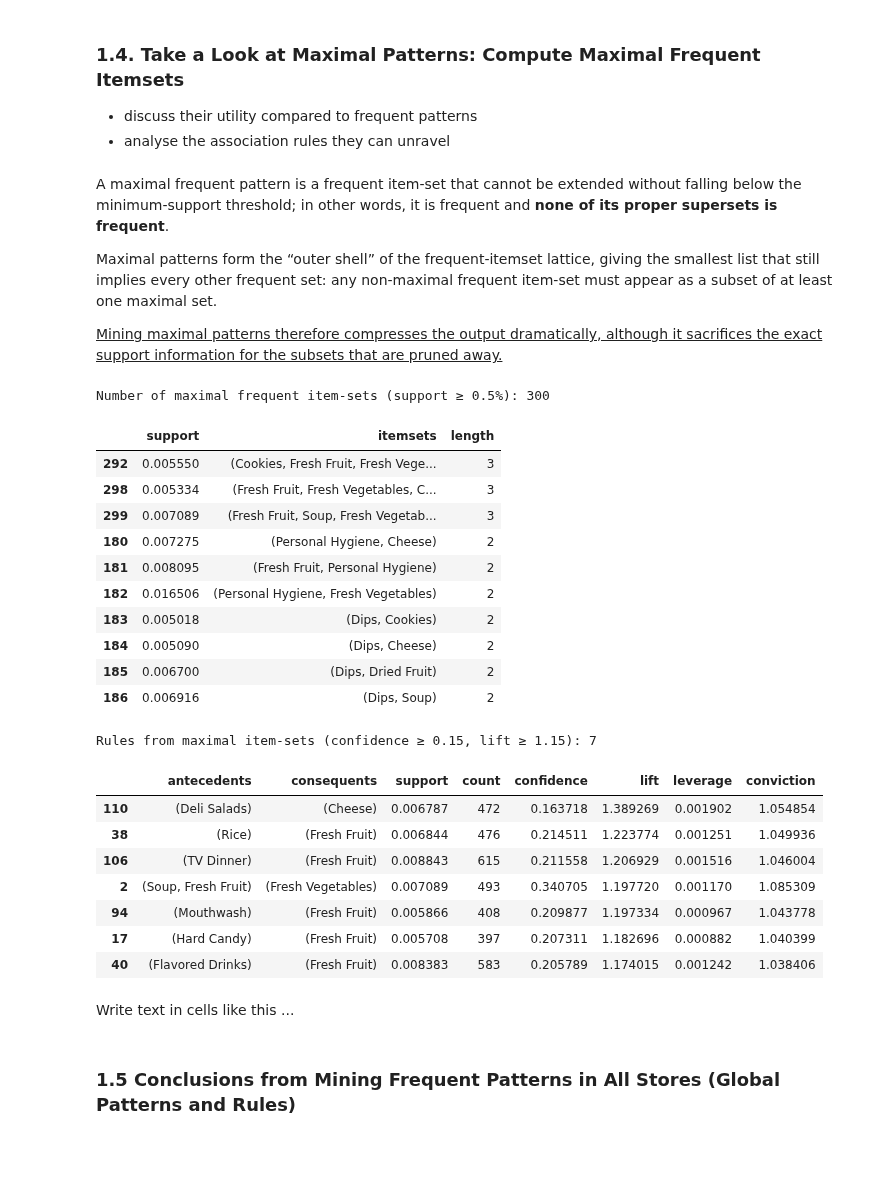
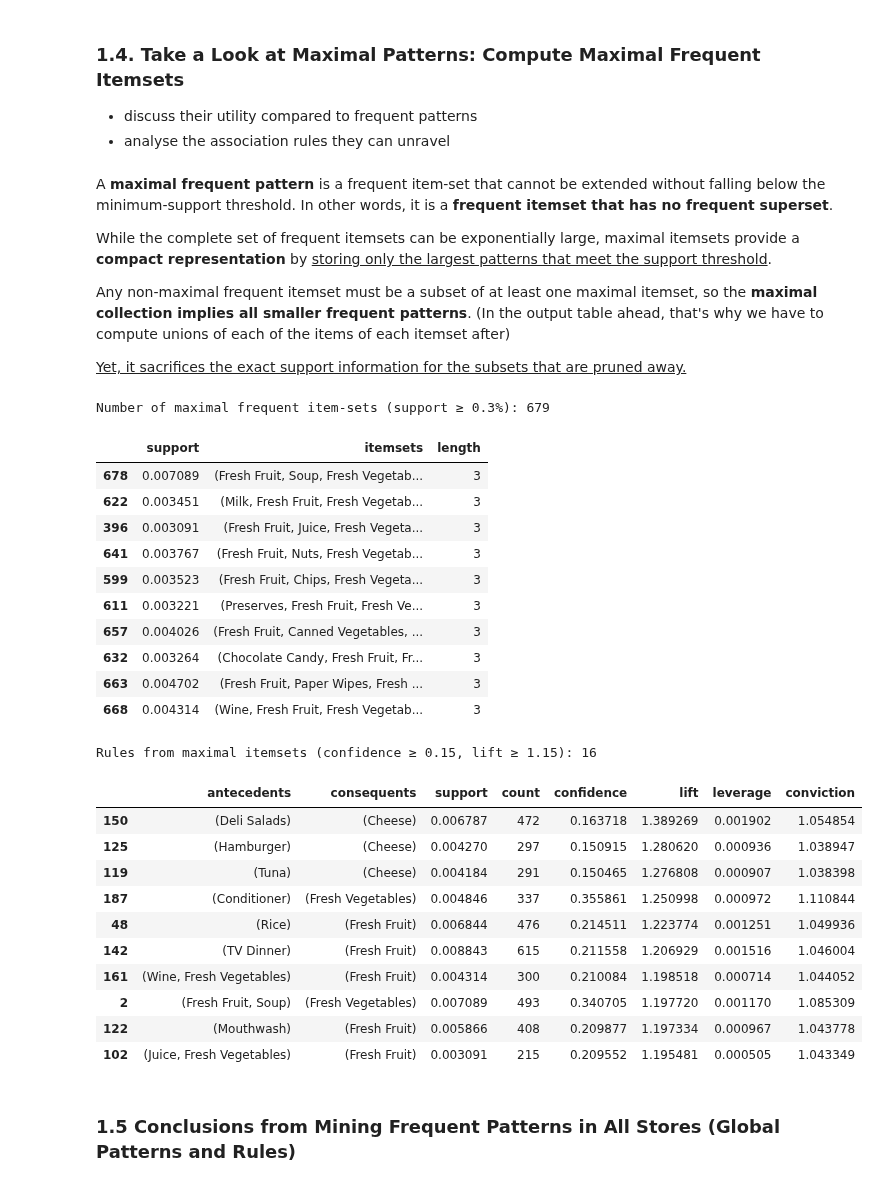
Before and after one commit to ijustsnapped/DataMine_PI, a Jupyter notebook: PD_202425_Project1/PD_202425_Project.ipynb, the cells around one changed output. Saved outputs shown, nothing was run; the diff lists cells and outputs as text; code cells hidden in the pictures; blank space fills up the shorter version.

Commit message:
fix maximal

```diff
--- a/PD_202425_Project1/PD_202425_Project.ipynb
+++ b/PD_202425_Project1/PD_202425_Project.ipynb
@@ -1635,14 +1685,16 @@ Like previously stated segmenting the data by **store type** is likely the only
 - discuss their utility compared to frequent patterns
 - analyse the association rules they can unravel
 # %% [markdown]
-A maximal frequent pattern is a frequent item‑set that cannot be extended without falling below the minimum‑support threshold; in other words, it is frequent and **none of its proper supersets is frequent**.
+A **maximal frequent pattern** is a frequent item‑set that cannot be extended without falling below the minimum‑support threshold. In other words, it is a **frequent itemset that has no frequent superset**.
 
-Maximal patterns form the “outer shell” of the frequent‑itemset lattice, giving the smallest list that still implies every other frequent set: any non‑maximal frequent item‑set must appear as a subset of at least one maximal set.
+While the complete set of frequent itemsets can be exponentially large, maximal itemsets provide a **compact representation** by <ins>storing only the largest patterns that meet the support threshold</ins>.
 
-<ins>Mining maximal patterns therefore compresses the output dramatically, although it sacrifices the exact support information for the subsets that are pruned away.</ins>
+Any non-maximal frequent itemset must be a subset of at least one maximal itemset, so the **maximal collection implies all smaller frequent patterns**. (In the output table ahead, that's why we have to compute unions of each of the items of each itemset after)
+
+<ins>Yet, it sacrifices the exact support information for the subsets that are pruned away.</ins>
 # %%
 #  Mine maximal frequent item‑sets at 0.5 % support
-S_min = 0.005
+S_min = 0.003
 max_itemsets = fpmax(binary_foodmart, min_support=S_min, use_colnames=True)
 max_itemsets["length"] = max_itemsets["itemsets"].apply(len)
 
@@ -1663,55 +1715,56 @@ all_rules = association_rules(freq_items,
                               metric="confidence",
                               min_threshold=min_conf)
 
 # compute the union of antecedents+consequents row‑wise
 all_rules["union"] = all_rules.apply(
     lambda row: row["antecedents"] | row["consequents"],
     axis=1
 )
 
 # keep rules whose union is contained in any maximal pattern
 def is_in_maximal(union_set):
     return any(union_set.issubset(m) for m in max_itemsets["itemsets"])
 
 rules_max = all_rules[all_rules["union"].apply(is_in_maximal)].copy()
 
 # filter on lift and add absolute counts
 rules_max = rules_max[rules_max["lift"] >= min_lift]
 rules_max["count"] = (rules_max["support"] * len(binary_foodmart)).astype(int)
 rules_max = rules_max.sort_values(["lift", "confidence"], ascending=False)
 
-print(f"\nRules from maximal item‑sets (confidence ≥ {min_conf:.2f}, "
+print(f"\nRules from maximal itemsets (confidence ≥ {min_conf:.2f}, "
       f"lift ≥ {min_lift:.2f}): {len(rules_max)}")
 display(rules_max[[
     "antecedents", "consequents",
     "support",     "count",
     "confidence",  "lift",
     "leverage",    "conviction"
 ]].head(10))
 # %% [output]
-Number of maximal frequent item‑sets (support ≥ 0.5%): 300
+Number of maximal frequent item‑sets (support ≥ 0.3%): 679
 |  | support | itemsets | length |
-| 292 | 0.005550 | (Cookies, Fresh Fruit, Fresh Vege... | 3 |
-| 298 | 0.005334 | (Fresh Fruit, Fresh Vegetables, C... | 3 |
-| 299 | 0.007089 | (Fresh Fruit, Soup, Fresh Vegetab... | 3 |
-| 180 | 0.007275 | (Personal Hygiene, Cheese) | 2 |
-| 181 | 0.008095 | (Fresh Fruit, Personal Hygiene) | 2 |
-| 182 | 0.016506 | (Personal Hygiene, Fresh Vegetables) | 2 |
-| 183 | 0.005018 | (Dips, Cookies) | 2 |
-| 184 | 0.005090 | (Dips, Cheese) | 2 |
-| 185 | 0.006700 | (Dips, Dried Fruit) | 2 |
-| 186 | 0.006916 | (Dips, Soup) | 2 |
+| 678 | 0.007089 | (Fresh Fruit, Soup, Fresh Vegetab... | 3 |
+| 622 | 0.003451 | (Milk, Fresh Fruit, Fresh Vegetab... | 3 |
+| 396 | 0.003091 | (Fresh Fruit, Juice, Fresh Vegeta... | 3 |
+| 641 | 0.003767 | (Fresh Fruit, Nuts, Fresh Vegetab... | 3 |
+| 599 | 0.003523 | (Fresh Fruit, Chips, Fresh Vegeta... | 3 |
+| 611 | 0.003221 | (Preserves, Fresh Fruit, Fresh Ve... | 3 |
+| 657 | 0.004026 | (Fresh Fruit, Canned Vegetables, ... | 3 |
+| 632 | 0.003264 | (Chocolate Candy, Fresh Fruit, Fr... | 3 |
+| 663 | 0.004702 | (Fresh Fruit, Paper Wipes, Fresh ... | 3 |
+| 668 | 0.004314 | (Wine, Fresh Fruit, Fresh Vegetab... | 3 |
-Rules from maximal item‑sets (confidence ≥ 0.15, lift ≥ 1.15): 7
+Rules from maximal itemsets (confidence ≥ 0.15, lift ≥ 1.15): 16
 |  | antecedents | consequents | support | count | confidence | lift | leverage | conviction |
-| 110 | (Deli Salads) | (Cheese) | 0.006787 | 472 | 0.163718 | 1.389269 | 0.001902 | 1.054854 |
-| 38 | (Rice) | (Fresh Fruit) | 0.006844 | 476 | 0.214511 | 1.223774 | 0.001251 | 1.049936 |
-| 106 | (TV Dinner) | (Fresh Fruit) | 0.008843 | 615 | 0.211558 | 1.206929 | 0.001516 | 1.046004 |
-| 2 | (Soup, Fresh Fruit) | (Fresh Vegetables) | 0.007089 | 493 | 0.340705 | 1.197720 | 0.001170 | 1.085309 |
-| 94 | (Mouthwash) | (Fresh Fruit) | 0.005866 | 408 | 0.209877 | 1.197334 | 0.000967 | 1.043778 |
-| 17 | (Hard Candy) | (Fresh Fruit) | 0.005708 | 397 | 0.207311 | 1.182696 | 0.000882 | 1.040399 |
-| 40 | (Flavored Drinks) | (Fresh Fruit) | 0.008383 | 583 | 0.205789 | 1.174015 | 0.001242 | 1.038406 |
+| 150 | (Deli Salads) | (Cheese) | 0.006787 | 472 | 0.163718 | 1.389269 | 0.001902 | 1.054854 |
+| 125 | (Hamburger) | (Cheese) | 0.004270 | 297 | 0.150915 | 1.280620 | 0.000936 | 1.038947 |
+| 119 | (Tuna) | (Cheese) | 0.004184 | 291 | 0.150465 | 1.276808 | 0.000907 | 1.038398 |
+| 187 | (Conditioner) | (Fresh Vegetables) | 0.004846 | 337 | 0.355861 | 1.250998 | 0.000972 | 1.110844 |
+| 48 | (Rice) | (Fresh Fruit) | 0.006844 | 476 | 0.214511 | 1.223774 | 0.001251 | 1.049936 |
+| 142 | (TV Dinner) | (Fresh Fruit) | 0.008843 | 615 | 0.211558 | 1.206929 | 0.001516 | 1.046004 |
+| 161 | (Wine, Fresh Vegetables) | (Fresh Fruit) | 0.004314 | 300 | 0.210084 | 1.198518 | 0.000714 | 1.044052 |
+| 2 | (Fresh Fruit, Soup) | (Fresh Vegetables) | 0.007089 | 493 | 0.340705 | 1.197720 | 0.001170 | 1.085309 |
+| 122 | (Mouthwash) | (Fresh Fruit) | 0.005866 | 408 | 0.209877 | 1.197334 | 0.000967 | 1.043778 |
+| 102 | (Juice, Fresh Vegetables) | (Fresh Fruit) | 0.003091 | 215 | 0.209552 | 1.195481 | 0.000505 | 1.043349 |
-# %% [markdown]
-Write text in cells like this ...
 # %% [markdown]
 ### 1.5 Conclusions from Mining Frequent Patterns in All Stores (Global Patterns and Rules)
 # %% [markdown]
```
Also changed, not shown: parts of 6 cells of this notebook, 1 other file.
